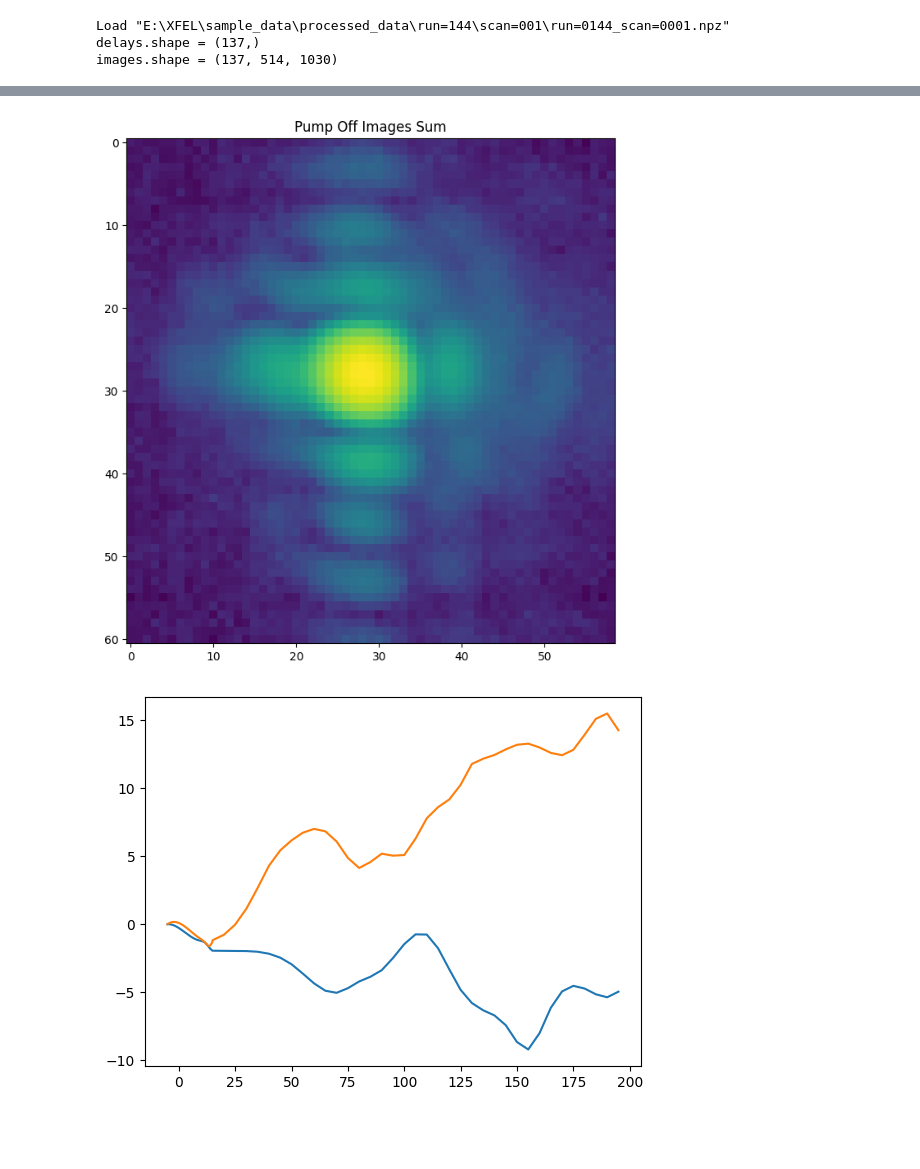
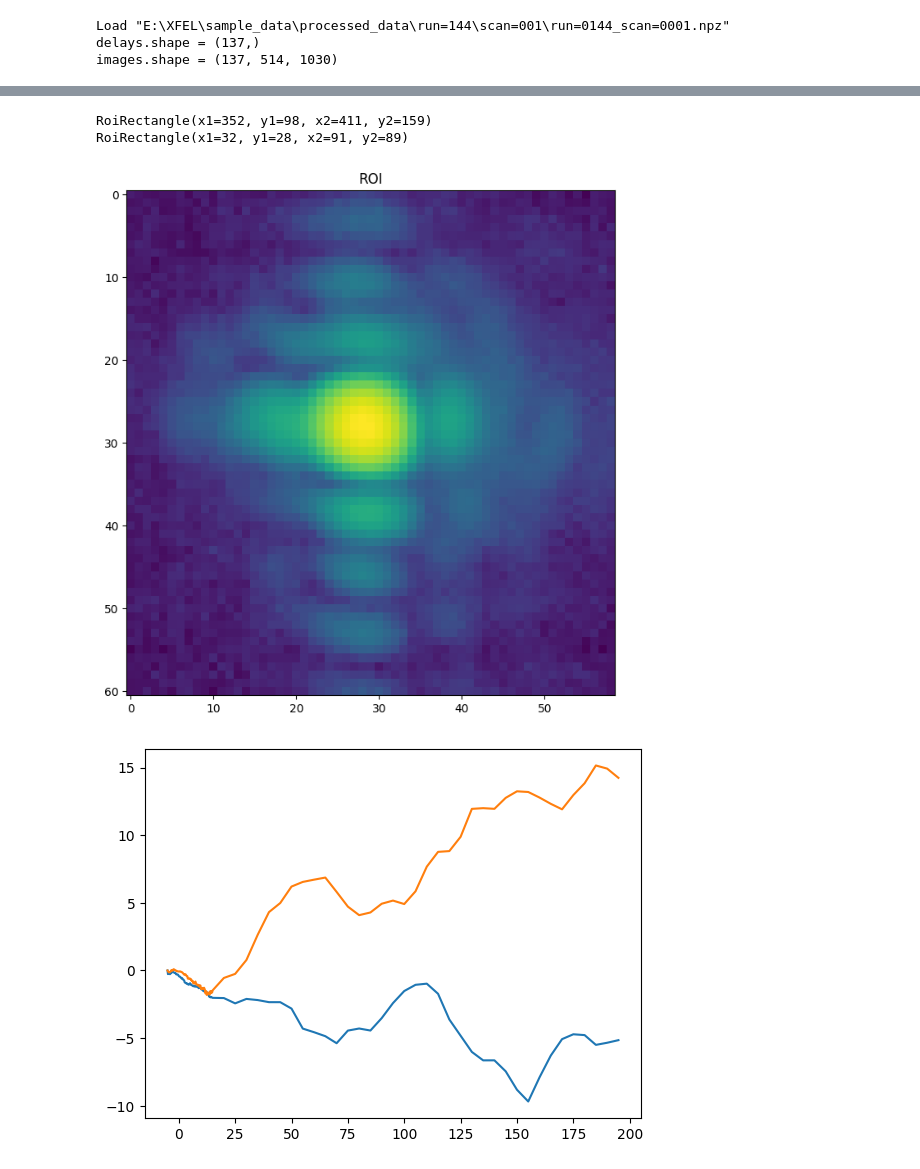
Before and after one commit to SJB7777/CordaX, a Jupyter notebook: notebooks/dynamic_roi/dynamic_roi.ipynb, the cells around one changed output, grey strips where cells are left out. Drawn from its saved outputs; the diff is of its cells as text; code cells hidden in the pictures; blank space fills up the shorter version.

```diff
--- a/notebooks/dynamic_roi/dynamic_roi.ipynb
+++ b/notebooks/dynamic_roi/dynamic_roi.ipynb
@@ -43,3 +43,12 @@ delays.shape = (137,)
 images.shape = (137, 514, 1030)
 # %%
 images = np.maximum(0, images)
+# %%
+base_roi_rect: RoiRectangle = RoiRectangle(x1=320, y1=70, x2=440, y2=190)
+base_roi_images: npt.NDArray = base_roi_rect.slice(images)
+
+fig, ax = plt.subplots(1, 1, figsize=(10, 8))
+ax.imshow(np.log1p(base_roi_images.sum(0)))
+ax.set_title("Base ROI")
+
+base_roi_rect
@@ -46,20 +58,23 @@ images = np.maximum(0, images)
 # %%
-roi_rect: RoiRectangle = RoiRectangle(x1=352, y1=98, x2=411, y2=159)
-roi_images: npt.NDArray = roi_rect.slice(images)
+absolute_roi_rect: RoiRectangle = RoiRectangle(x1=352, y1=98, x2=411, y2=159)
+roi_images: npt.NDArray = absolute_roi_rect.slice(images)
 
 fig, ax = plt.subplots(1, 1, figsize=(10, 8))
 ax.imshow(np.log1p(roi_images.sum(0)))
-ax.set_title("Pump Off Images Sum")
+ax.set_title("ROI")
 
-roi_rect
-plt.show()
+relative_roi_rect = absolute_roi_rect.move(-base_roi_rect.x1, -base_roi_rect.y1)
+print(absolute_roi_rect)
+print(relative_roi_rect)
 # %% [output]
+RoiRectangle(x1=352, y1=98, x2=411, y2=159)
+RoiRectangle(x1=32, y1=28, x2=91, y2=89)
-[figure, old version]
+[figure, new version]
 # %%
 from scipy.ndimage import center_of_mass, gaussian_filter
 from scipy.interpolate import UnivariateSpline
 
-def dynamic_roi_tracking(frames, initial_roi: RoiRectangle, smoothing_factor=2):
+def track_dynamic_roi(frames, initial_roi: RoiRectangle, smoothing_factor=2) -> tuple[npt.NDArray, npt.NDArray, list[RoiRectangle]]:
     centers = []
     roi = initial_roi
     rois = []
@@ -67,32 +82,32 @@ def dynamic_roi_tracking(frames, initial_roi: RoiRectangle, smoothing_factor=2):
         # Apply Gaussian filter to smooth noise
         smoothed_frame = gaussian_filter(frame, sigma=2)
 
         # Crop ROI dynamically
         roi_frame = roi.slice(smoothed_frame)
 
         # Calculate center of mass within ROI
         com = center_of_mass(roi_frame)
         global_com = (roi.y1 + com[0], roi.x1 + com[1])
         centers.append(global_com)
 
         # Update ROI dynamically
         roi = RoiRectangle(
             y1=max(0, int(global_com[0] - 10)),  # Adjust ROI size
             y2=min(frame.shape[0], int(global_com[0] + 10)),
             x1=max(0, int(global_com[1] - 10)),
             x2=min(frame.shape[1], int(global_com[1] + 10)),
         )
         rois.append(roi)
     # Smooth the trajectory
     centers = np.array(centers)
     smoothed_x = UnivariateSpline(range(len(centers)), centers[:, 0], s=smoothing_factor)
     smoothed_y = UnivariateSpline(range(len(centers)), centers[:, 1], s=smoothing_factor)
 
     return smoothed_x(range(len(centers))), smoothed_y(range(len(centers))), rois
 
 plt.close()
-xs, ys, rois = dynamic_roi_tracking(images, roi_rect)
+xs, ys, rois = track_dynamic_roi(base_roi_images, relative_roi_rect, 0)
 plt.plot(delays, xs - xs[0])
 plt.plot(delays, ys - ys[0]);
 # %% [output]
-[figure, old version]
+[figure, new version]
```
Also changed, not shown: parts of 3 cells of this notebook, 12 other files.
